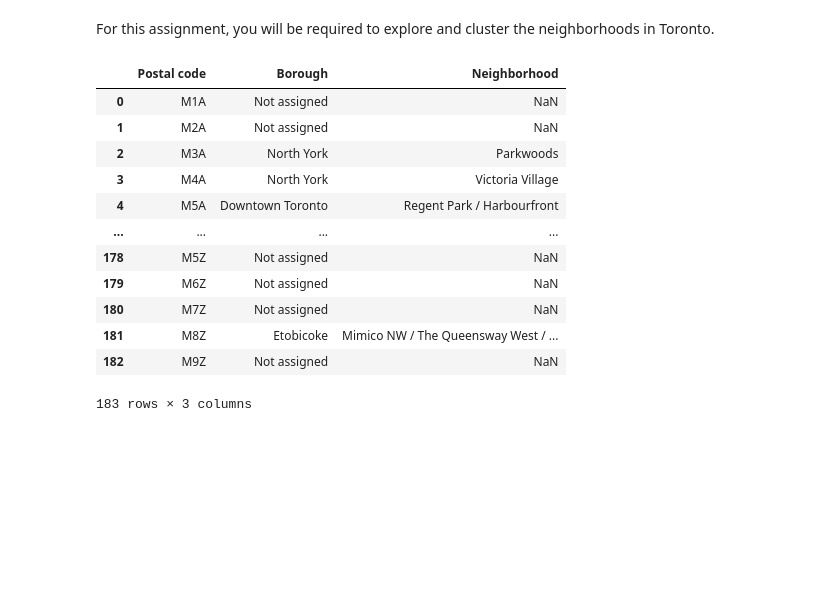
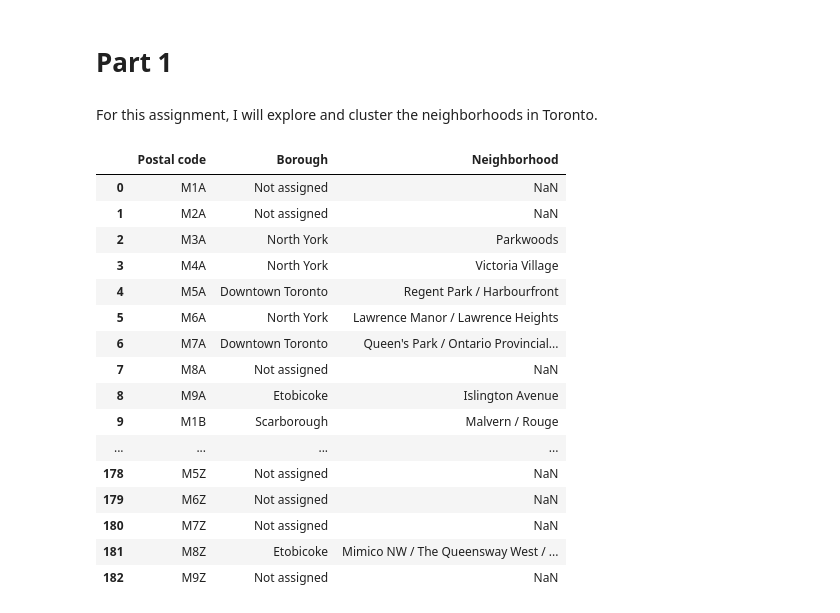
Before and after one commit to WilliamMLT/IBM-Data-Science-Capstone-Project, a Jupyter notebook: IBM_Final_Capstone_Project.ipynb, the cells around one changed output. Drawn from its saved outputs; the diff is of its cells as text; code cells hidden in the pictures; blank space fills up the shorter version.

```diff
--- a/IBM_Final_Capstone_Project.ipynb
+++ b/IBM_Final_Capstone_Project.ipynb
@@ -1,24 +1,30 @@
+# %% [markdown]
+# Part 1
 # %% [markdown]
-For this assignment, you will be required to explore and cluster the neighborhoods in Toronto.
+For this assignment, I will explore and cluster the neighborhoods in Toronto.
 # %%
 import numpy as np # library to handle data in a vectorized manner
 
 import pandas as pd # library for data analsysis
 # %%
 # instantiate the dataframe
-neighborhoods_canada = pd.read_csv('G:\Masters & Career\Data Science\IBM Data Scientist Professional Certificate\Capstone_Data.csv', dtype = str)
+neighborhoods_canada = pd.read_csv('G:\Masters & Career\Data Science\IBM Data Scientist Professional Certificate\Applied Data Science Capstone\Capstone_Data.csv', dtype = str)
 neighborhoods_canada
 # %% [output]
 |  | Postal code | Borough | Neighborhood |
 | 0 | M1A | Not assigned | NaN |
 | 1 | M2A | Not assigned | NaN |
 | 2 | M3A | North York | Parkwoods |
 | 3 | M4A | North York | Victoria Village |
 | 4 | M5A | Downtown Toronto | Regent Park / Harbourfront |
+| 5 | M6A | North York | Lawrence Manor / Lawrence Heights |
+| 6 | M7A | Downtown Toronto | Queen's Park / Ontario Provincial... |
+| 7 | M8A | Not assigned | NaN |
+| 8 | M9A | Etobicoke | Islington Avenue |
+| 9 | M1B | Scarborough | Malvern / Rouge |
 | ... | ... | ... | ... |
 | 178 | M5Z | Not assigned | NaN |
 | 179 | M6Z | Not assigned | NaN |
 | 180 | M7Z | Not assigned | NaN |
 | 181 | M8Z | Etobicoke | Mimico NW / The Queensway West / ... |
 | 182 | M9Z | Not assigned | NaN |
-183 rows × 3 columns
```
Also changed, not shown: parts of 58 cells of this notebook.
